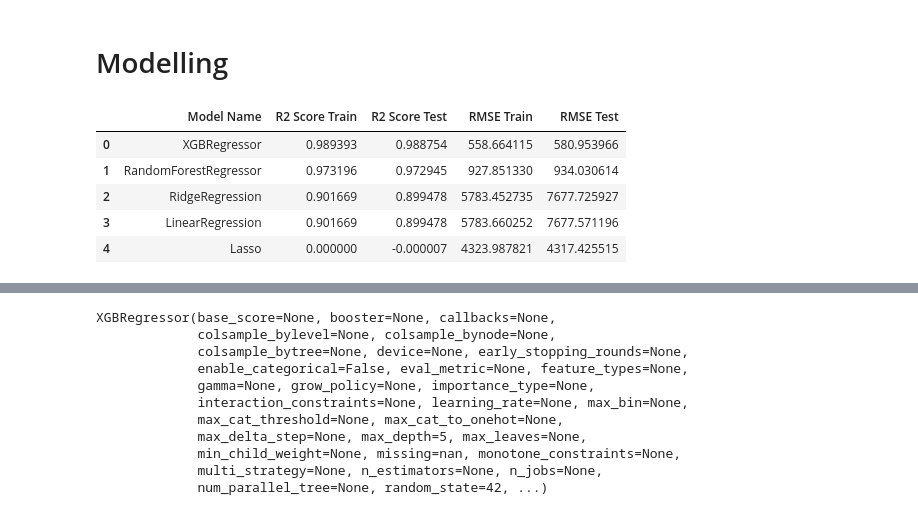
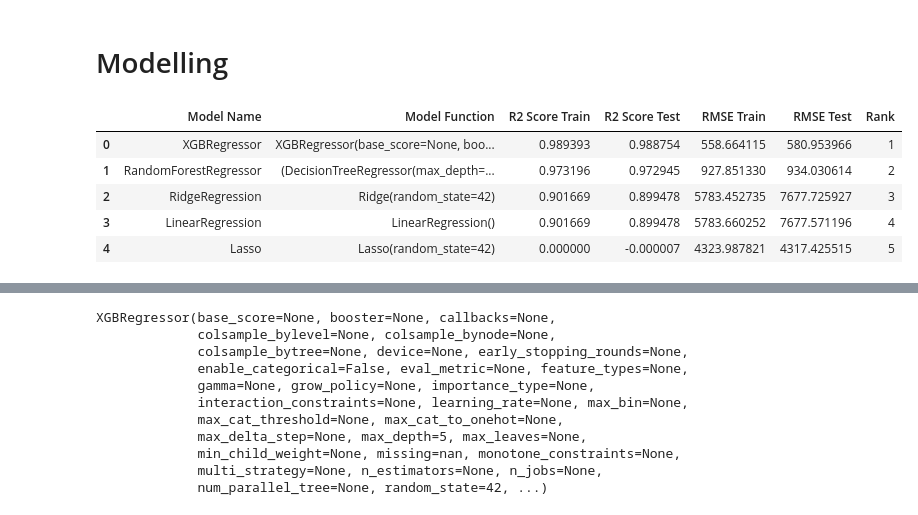
Before and after one commit to bayuzen19/DiamondPricePrediction, a Jupyter notebook: notebooks/eda.ipynb, the cells around one changed output, grey strips where cells are left out. Cells and saved outputs as stored; diff of their text form; code cells hidden in the pictures.

```diff
--- a/notebooks/eda.ipynb
+++ b/notebooks/eda.ipynb
@@ -538,41 +538,42 @@ def evaluation(models:Dict[str,object],X_train:pd.DataFrame,X_test:pd.DataFrame,
         ml_func.fit(X_train,y_train)
         pred_train      = ml_func.predict(X_train)
         pred_test       = ml_func.predict(X_test)
 
         r2_score_train  = r2_score(y_train,pred_train)
         r2_score_test   = r2_score(y_test,pred_test)
 
         rmse_train      = mean_squared_error(np.exp(y_train),np.exp(pred_train),squared=False)
         rmse_test       = mean_squared_error(np.exp(y_test),np.exp(pred_test),squared=False)
 
         results.append({
             "Model Name": model_name,
+            "Model Function":ml_func,
             "R2 Score Train": r2_score_train,
             "R2 Score Test": r2_score_test,
             "RMSE Train": rmse_train,
             "RMSE Test": rmse_test
         })
-
-    return pd.DataFrame(results).sort_values(["R2 Score Test","RMSE Test"],ascending=[False,True]).reset_index(drop=True)
+    df_results = pd.DataFrame(results).sort_values(["R2 Score Test","RMSE Test"],ascending=[False,True]).reset_index(drop=True)
+    df_results["Rank"] = df_results.index + 1
+    return df_results
 
 
 
 
 models = {
     "LinearRegression":LinearRegression(),
     "RidgeRegression":Ridge(random_state=42),
     "Lasso":Lasso(random_state=42),
     "RandomForestRegressor":RandomForestRegressor(random_state=42,max_depth=5),
     "XGBRegressor":XGBRegressor(random_state=42,max_depth=5)
 }
 
 evaluation_results = evaluation(models, X_train, X_test, y_train, y_test)
+evaluation_results
+# %% [output]
+|  | Model Name | Model Function | R2 Score Train | R2 Score Test | RMSE Train | RMSE Test | Rank |
+| 0 | XGBRegressor | XGBRegressor(base_score=None, boo... | 0.989393 | 0.988754 | 558.664115 | 580.953966 | 1 |
+| 1 | RandomForestRegressor | (DecisionTreeRegressor(max_depth=... | 0.973196 | 0.972945 | 927.851330 | 934.030614 | 2 |
+| 2 | RidgeRegression | Ridge(random_state=42) | 0.901669 | 0.899478 | 5783.452735 | 7677.725927 | 3 |
+| 3 | LinearRegression | LinearRegression() | 0.901669 | 0.899478 | 5783.660252 | 7677.571196 | 4 |
+| 4 | Lasso | Lasso(random_state=42) | 0.000000 | -0.000007 | 4323.987821 | 4317.425515 | 5 |
-# %%
-evaluation_results
-# %% [output]
-|  | Model Name | R2 Score Train | R2 Score Test | RMSE Train | RMSE Test |
-| 0 | XGBRegressor | 0.989393 | 0.988754 | 558.664115 | 580.953966 |
-| 1 | RandomForestRegressor | 0.973196 | 0.972945 | 927.851330 | 934.030614 |
-| 2 | RidgeRegression | 0.901669 | 0.899478 | 5783.452735 | 7677.725927 |
-| 3 | LinearRegression | 0.901669 | 0.899478 | 5783.660252 | 7677.571196 |
-| 4 | Lasso | 0.000000 | -0.000007 | 4323.987821 | 4317.425515 |
```
Also changed, not shown: parts of 19 cells of this notebook.
